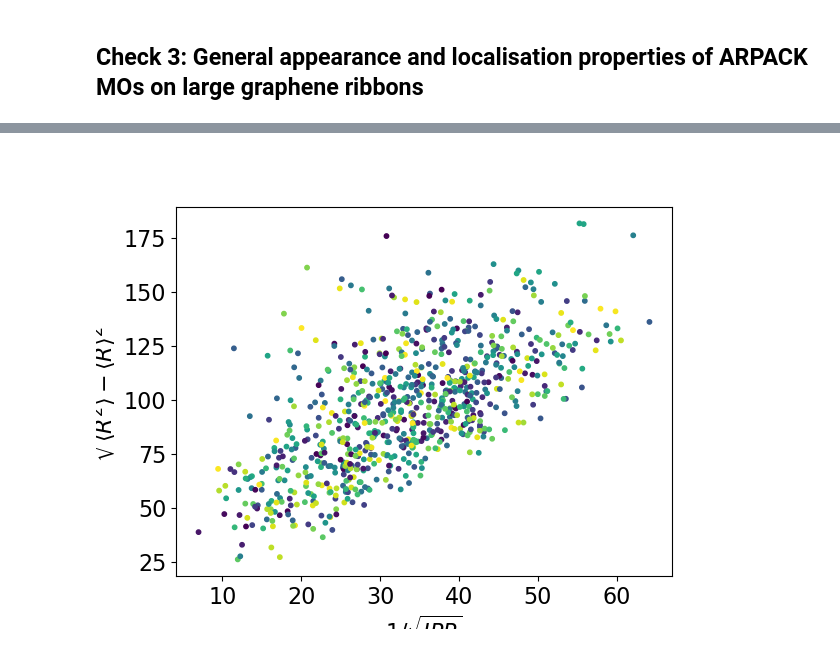
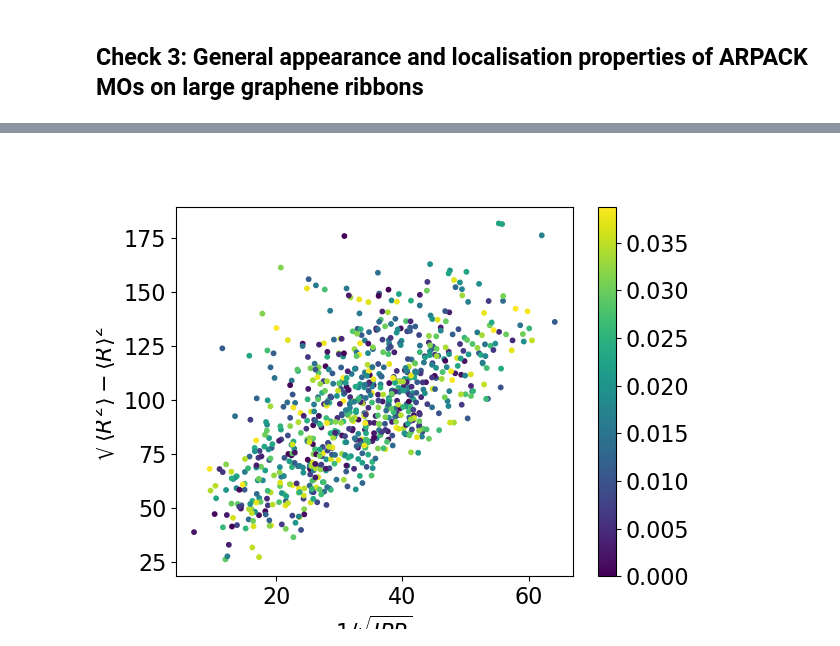
Before and after one commit to ngastellu/ArpackMAC, a Jupyter notebook: sanity_check.ipynb, the cells around one changed output, grey strips where cells are left out. Drawn from its saved outputs; the diff is of its cells as text; code cells hidden in the pictures.

```diff
--- a/sanity_check.ipynb
+++ b/sanity_check.ipynb
@@ -39,0 +73,26 @@ posarrs = get_pos(posdir,lbls)
+# %%
+occ_diffdata = np.zeros((nlbls,5))
+vir_diffdata = np.zeros((nlbls,5))
+for k in range(nlbls):
+    eoccs = np.sort(e_arpack_occ[k])
+    evirts = np.sort(e_arpack_vir[k])
+
+    diffs_occ = np.diff(eoccs)
+    diffs_virt = np.diff(evirts)
+
+    occ_diffdata[k, 0] = np.mean(diffs_occ)
+    vir_diffdata[k, 0] = np.mean(diffs_virt)
+
+    iocc = np.argsort(diffs_occ)
+    ivirt = np.argsort(diffs_virt)
+
+    occ_diffdata[k,1] = diffs_occ[iocc[-1]] #max inter-level spacing
+    vir_diffdata[k,1] = diffs_virt[ivirt[-1]] #max inter-level spacing
+    occ_diffdata[k,2] = diffs_occ[iocc[0]] #min inter-level spacing
+    vir_diffdata[k,2] = diffs_virt[ivirt[0]] #min inter-level spacing
+
+    # Relative positions of max/min spacing
+    occ_diffdata[k,3] = iocc[-1] / eoccs.shape
+    vir_diffdata[k,3] = ivirt[-1] / evirts.shape
+    occ_diffdata[k,4] = iocc[0] / eoccs.shape
+    vir_diffdata[k,4] = ivirt[0] / evirts.shape
@@ -40,6 +129,11 @@ posarrs = get_pos(posdir,lbls)
 # %%
 from qcnico.qcplots import plot_MO
 
-for pos, M in zip(posarrs,MM):
-    plot_MO(pos,M,-1,dotsize=1.0,show_COM=True,show_rgyr=True,show=True,usetex=False)
+eps = 1e-14
+sample_inds = vir_lbls[(bandgaps < eps).nonzero()[0][:4]]
+rCC = 1.8
+
+for pos, Mocc, Mvir in zip(gen_pos(posdir, sample_inds,rCC),mos_arpack(Mdir_occ,sample_inds), mos_arpack(Mdir_vir,sample_inds)):
+    plot_MO(pos,Mocc,-1,dotsize=1.0,show_COM=True,show_rgyr=True,show=True,usetex=False)
+    plot_MO(pos,Mvir,0,dotsize=1.0,show_COM=True,show_rgyr=True,show=True,usetex=False)
 # %% [output]
@@ -53,15 +148,21 @@ for pos, M in zip(posarrs,MM):
 # %%
 
 from qcnico.qchemMAC import inverse_participation_ratios, MO_rgyr
 from qcnico.qcplots import plot_loc_discrep
 
 fig, ax = plt.subplots()
 
-for e, M, pos in zip(ee, MM, posarrs):
+ns = len(ee)
+
+for k, e, M, pos in zip(range(ns), ee, MM, posarrs):
     e -= e[0]
     iprs = inverse_participation_ratios(M)
     rgyrs = MO_rgyr(pos,M)
-    plot_loc_discrep(iprs, rgyrs, e, usetex=False, show=False,plt_objs=(fig,ax),show_cbar=False)
+    if k == 0:
+        plot_loc_discrep(iprs, rgyrs, e, usetex=False, show=False,plt_objs=(fig,ax),show_cbar=True)
+    else:
+        plot_loc_discrep(iprs, rgyrs, e, usetex=False, show=False,plt_objs=(fig,ax),show_cbar=False)
+
 plt.show()
 # %% [output]
-[figure, old version]
+[figure, new version]
```
Also changed, not shown: parts of 12 cells of this notebook, 13 other files.
